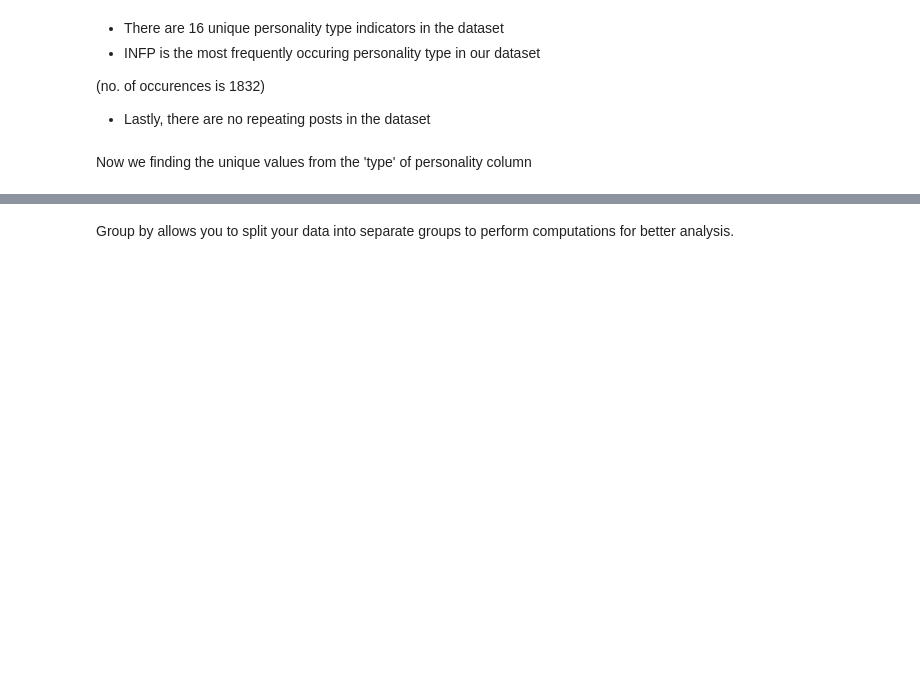
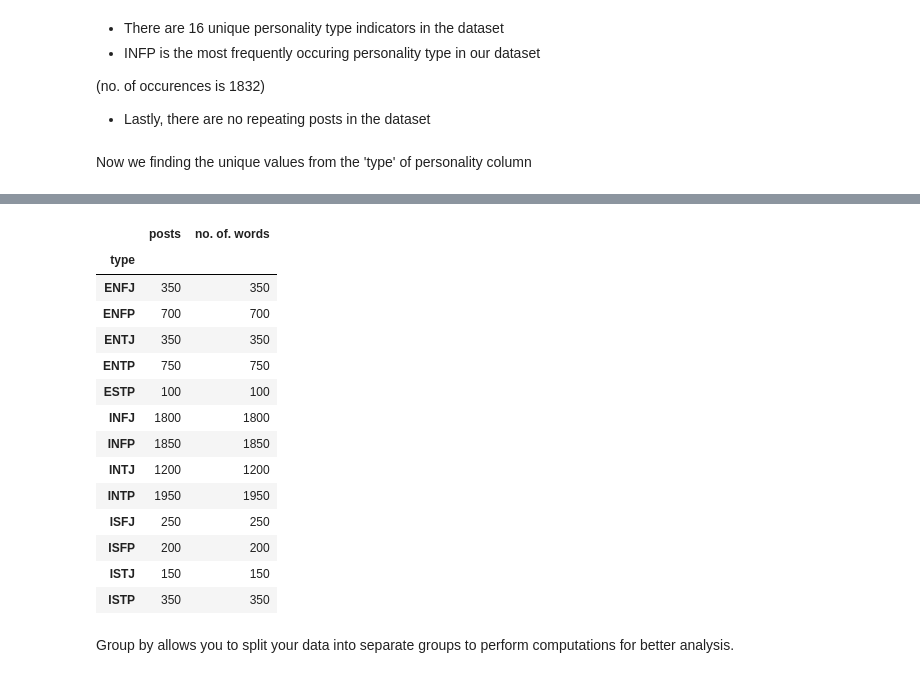
Before and after one commit to Sakib-2004043/ML-Project-MBTI_Personality_Predictor, a Jupyter notebook: Personality-Predictor.ipynb, the cells around one changed output, grey strips where cells are left out. Drawn from its saved outputs; the diff is of its cells as text; code cells hidden in the pictures; blank space fills up the shorter version.

```diff
--- a/Personality-Predictor.ipynb
+++ b/Personality-Predictor.ipynb
@@ -117,3 +151,29 @@ total
+# %%
+total = data_set.groupby(['type']).count()*50
+"""
+  * 50: This multiplies the count for each group by 50.
+  The purpose of this multiplication could be specific
+  to the context of this analysis. For example,
+  it might be used for scaling the counts for
+  visualization or some other form of analysis.
+"""
+total
+# %% [output]
+|  | posts | no. of. words |
+| type |  |  |
+| ENFJ | 350 | 350 |
+| ENFP | 700 | 700 |
+| ENTJ | 350 | 350 |
+| ENTP | 750 | 750 |
+| ESTP | 100 | 100 |
+| INFJ | 1800 | 1800 |
+| INFP | 1850 | 1850 |
+| INTJ | 1200 | 1200 |
+| INTP | 1950 | 1950 |
+| ISFJ | 250 | 250 |
+| ISFP | 200 | 200 |
+| ISTJ | 150 | 150 |
+| ISTP | 350 | 350 |
 # %% [markdown]
 Group by allows you to split your data into separate groups to perform computations for better analysis.
 # %% [markdown]
```
Also changed, not shown: parts of 68 cells of this notebook, 4 other files.
